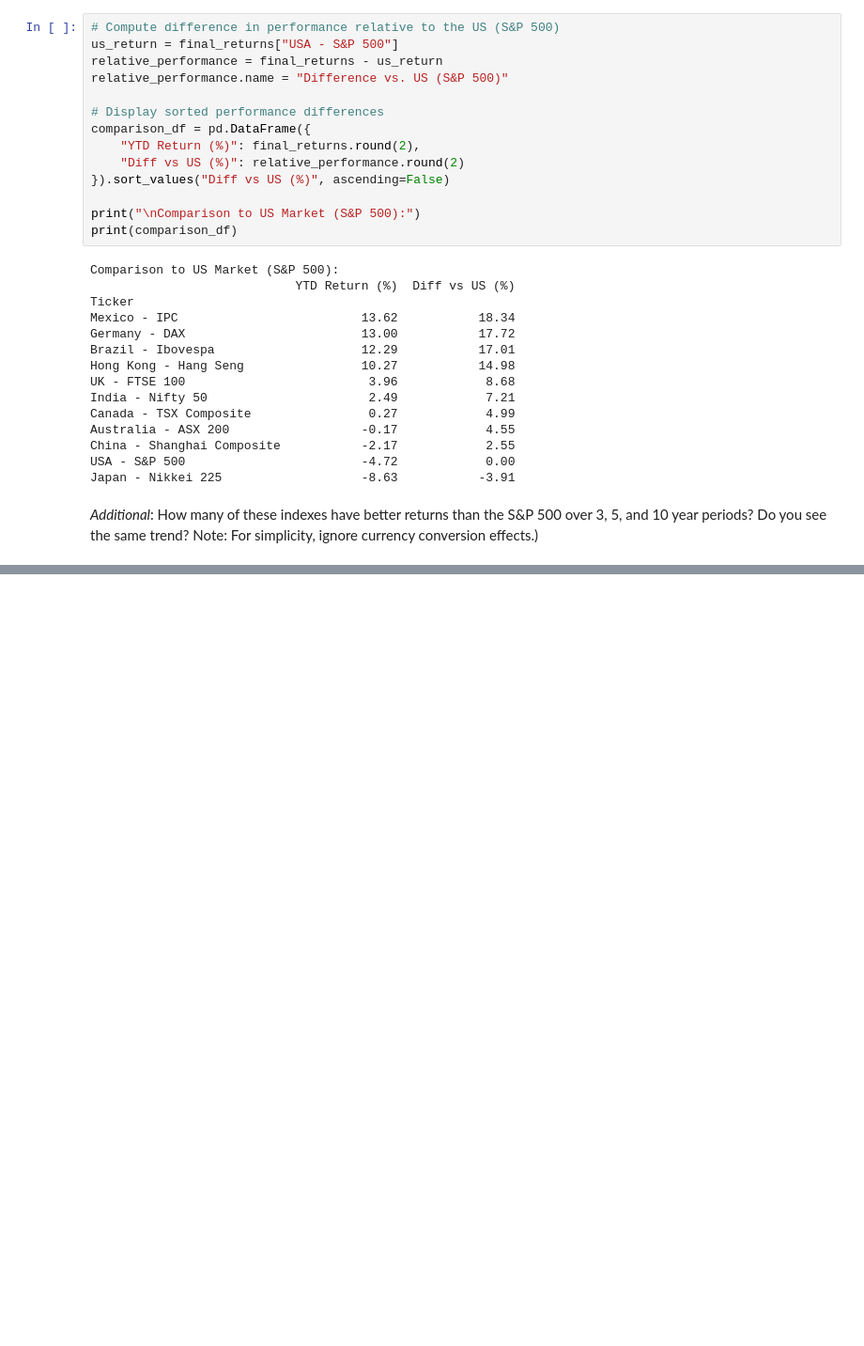
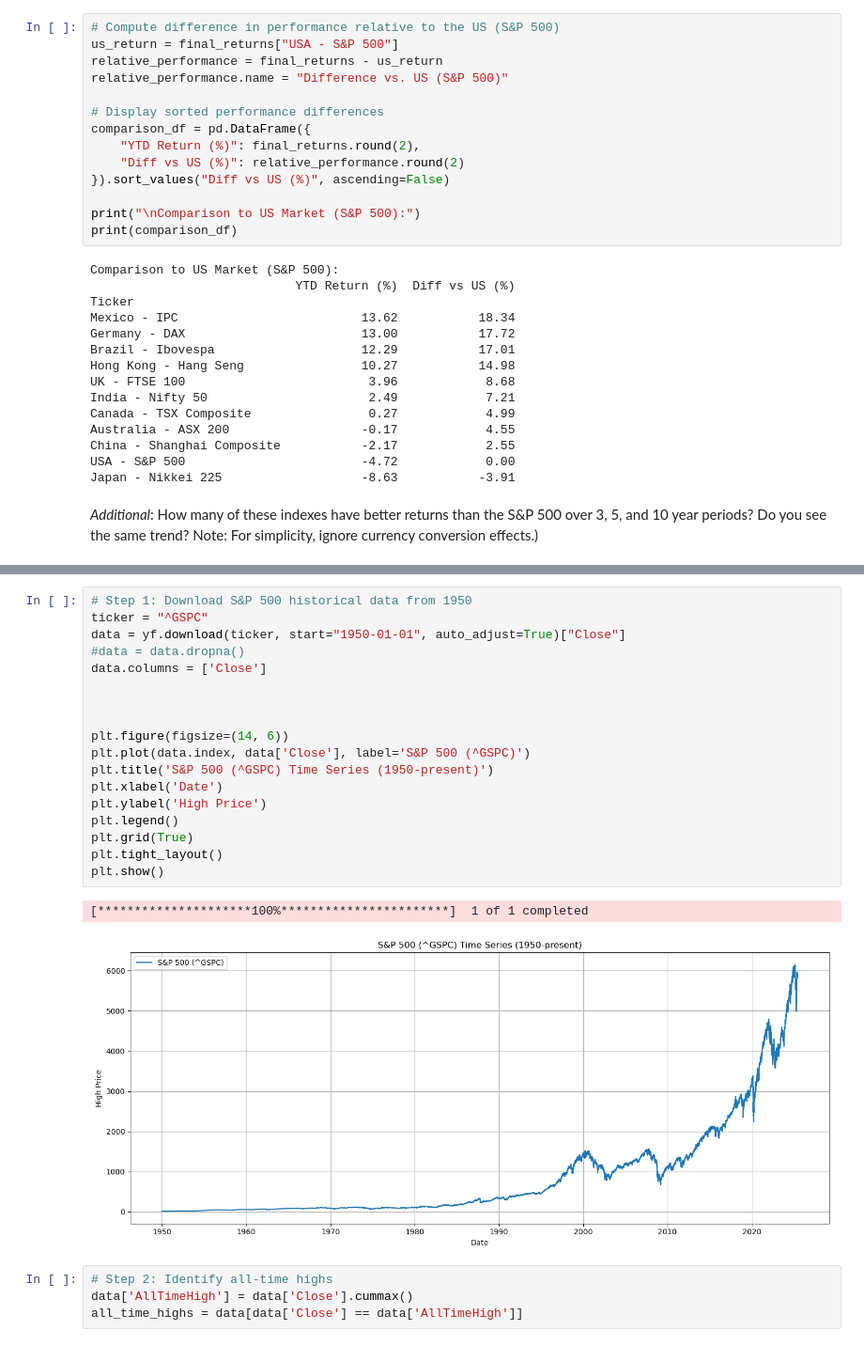
Before and after one commit to DataTalksClub/stock-markets-analytics-zoomcamp, a Jupyter notebook: cohorts/2025/homework_1_ag.ipynb, the cells around one changed output, grey strips where cells are left out. Shown at 94% size. Saved outputs shown, nothing was run; the diff lists cells and outputs as text; blank space fills up the shorter version.

```diff
--- a/cohorts/2025/homework_1_ag.ipynb
+++ b/cohorts/2025/homework_1_ag.ipynb
@@ -224,0 +258,25 @@ Note: For simplicity, ignore currency conversion effects.)
+# %%
+# Step 1: Download S&P 500 historical data from 1950
+ticker = "^GSPC"
+data = yf.download(ticker, start="1950-01-01", auto_adjust=True)["Close"]
+#data = data.dropna()
+data.columns = ['Close']
+
+
+
+plt.figure(figsize=(14, 6))
+plt.plot(data.index, data['Close'], label='S&P 500 (^GSPC)')
+plt.title('S&P 500 (^GSPC) Time Series (1950-present)')
+plt.xlabel('Date')
+plt.ylabel('High Price')
+plt.legend()
+plt.grid(True)
+plt.tight_layout()
+plt.show()
+# %% [output]
+[*********************100%***********************]  1 of 1 completed
+[figure, added]
+# %%
+# Step 2: Identify all-time highs
+data['AllTimeHigh'] = data['Close'].cummax()
+all_time_highs = data[data['Close'] == data['AllTimeHigh']]
```
Also changed, not shown: parts of 16 cells of this notebook.
